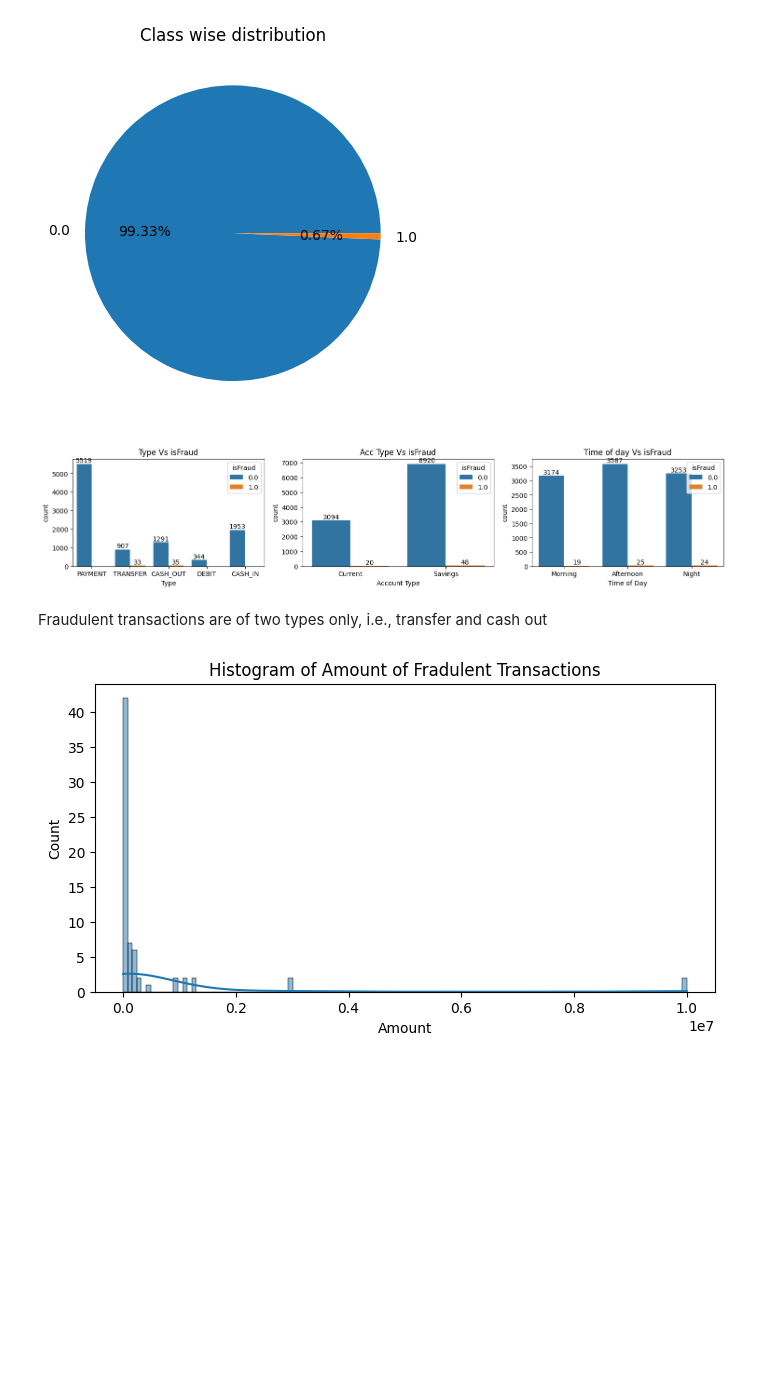
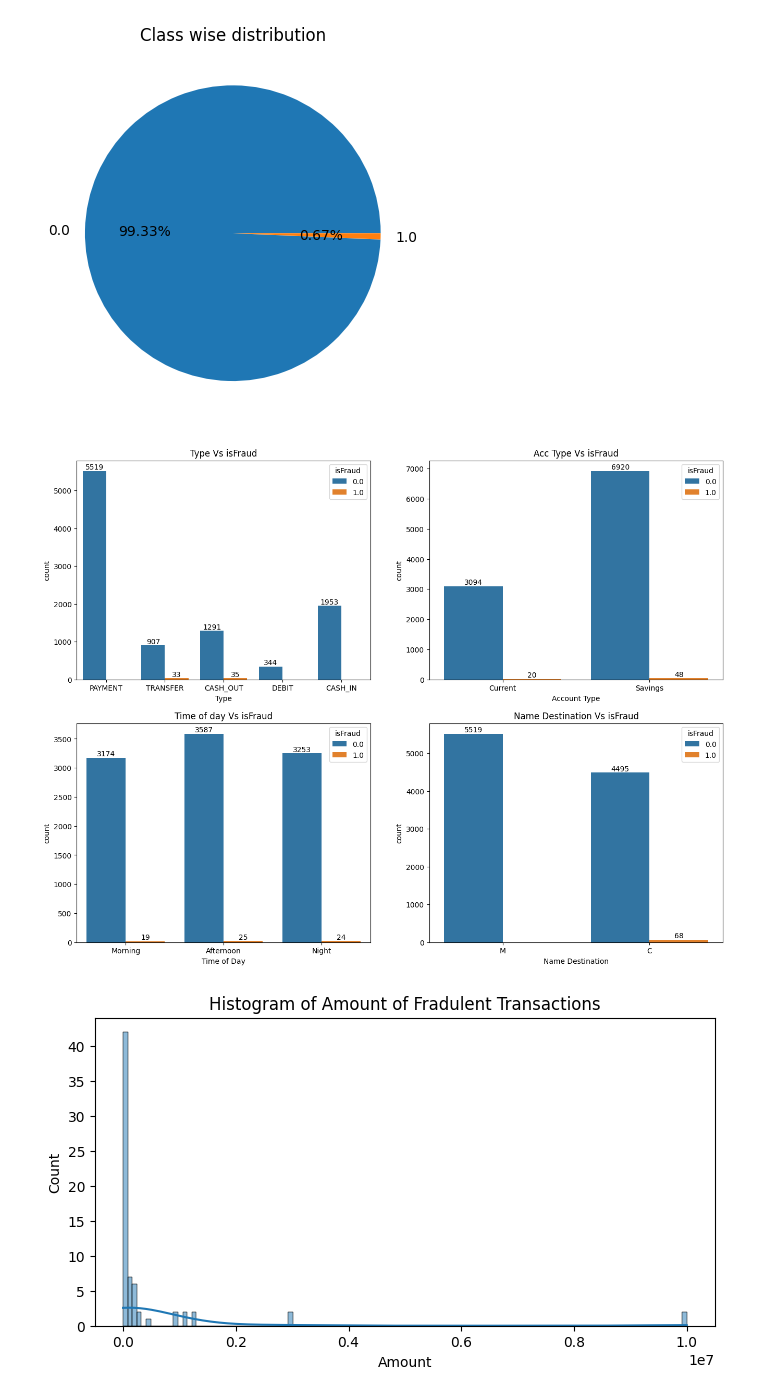
Before and after one commit to Shrutisd1003/XAI-for-Financial-Fraud-Detection, a Jupyter notebook: Model building/EDA.ipynb, the cells around one changed output. Drawn from its saved outputs; the diff is of its cells as text; code cells hidden in the pictures; blank space fills up the shorter version.

```diff
--- a/Model building/EDA.ipynb
+++ b/Model building/EDA.ipynb
@@ -123,0 +135,4 @@ Number of rows: 10082
+# %%
+df["Name Origin"] = df["Name Origin"].str[0]
+df["Name Destination"] = df["Name Destination"].str[0]
+df.head()
@@ -145,7 +167,7 @@ Time of Day                    3
 isFraud                        2
 dtype: int64
 # %%
-df.drop(columns=["Date of Transaction"], inplace=True)
+df.drop(columns=["Date of Transaction","Name Origin"], inplace=True)
 # %% [markdown]
 # Data Visualizations
 # %%
@@ -163,28 +185,31 @@ plt.show()
 # %% [output]
 [figure]
 # %%
-f, axes = plt.subplots(ncols=3, figsize=(18,3))
+f, axes = plt.subplots(ncols=2, nrows=2, figsize=(16, 12))
 
-ax = sns.countplot(data=df, x='Type',hue='isFraud', ax=axes[0])
+ax = sns.countplot(data=df, x='Type',hue='isFraud', ax=axes[0][0])
 for i in range(len(ax.containers)):
     ax.bar_label(ax.containers[i], fmt='%.0f')
-axes[0].set_title('Type Vs isFraud')
+axes[0][0].set_title('Type Vs isFraud')
 
-ax = sns.countplot(data=df, x='Account Type',hue='isFraud', ax=axes[1])
+ax = sns.countplot(data=df, x='Account Type',hue='isFraud', ax=axes[0][1])
 for i in range(len(ax.containers)):
     ax.bar_label(ax.containers[i], fmt='%.0f')
-axes[1].set_title('Acc Type Vs isFraud')
+axes[0][1].set_title('Acc Type Vs isFraud')
 
-ax = sns.countplot(data=df, x='Time of Day',hue='isFraud', ax=axes[2])
+ax = sns.countplot(data=df, x='Time of Day',hue='isFraud', ax=axes[1][0])
 for i in range(len(ax.containers)):
     ax.bar_label(ax.containers[i], fmt='%.0f')
-axes[2].set_title('Time of day Vs isFraud')
+axes[1][0].set_title('Time of day Vs isFraud')
+
+ax = sns.countplot(data=df, x='Name Destination',hue='isFraud', ax=axes[1][1])
+for i in range(len(ax.containers)):
+    ax.bar_label(ax.containers[i], fmt='%.0f')
+axes[1][1].set_title('Name Destination Vs isFraud')
 
 plt.show()
 # %% [output]
-[figure, old version]
+[figure, new version]
-# %% [markdown]
-Fraudulent transactions are of two types only, i.e., transfer and cash out
 # %%
 plt.figure(figsize=(8,4))
 sns.histplot(data=df[df['isFraud']==1],x='Amount',kde=True)
```
Also changed, not shown: parts of 5 cells of this notebook, 9 other files.
